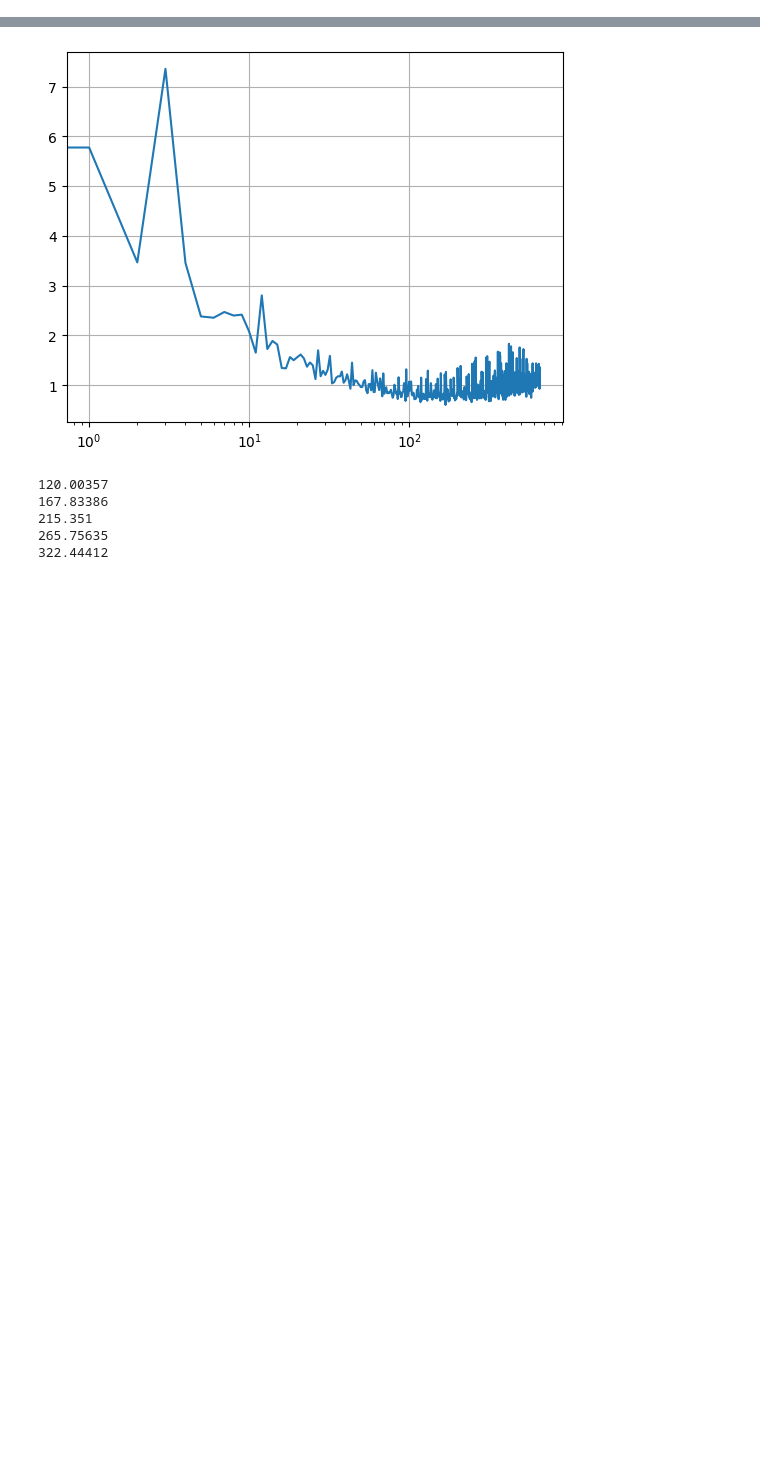
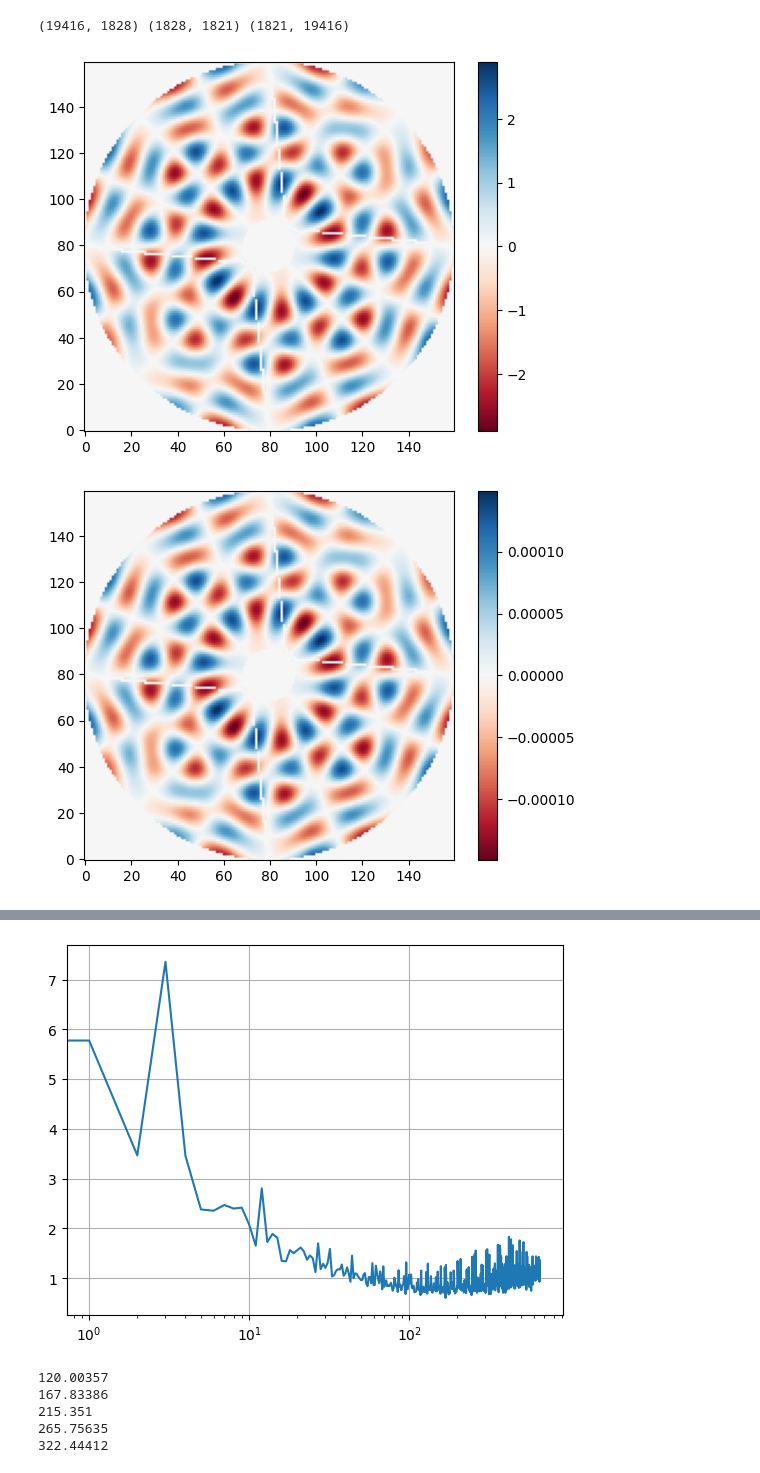
Before and after one commit to ArcetriAdaptiveOptics/SPECULA, a Jupyter notebook: config/SensorFusion/plots.ipynb, the cells around one changed output, grey strips where cells are left out. Drawn from its saved outputs; the diff is of its cells as text; code cells hidden in the pictures; blank space fills up the shorter version.

```diff
--- a/config/SensorFusion/plots.ipynb
+++ b/config/SensorFusion/plots.ipynb
@@ -42,0 +91,30 @@ Default device is CPU
+# %%
+hdu = fits.open(f'/raid1/mmenessini/calibration/XAO/ifunc/bmc2k_vlt_ifunc.fits')
+IF = hdu[1].data
+hdu = fits.open(f'/raid1/mmenessini/calibration/XAO/ifunc/bmc2k_vlt_kl_inv.fits')
+KL = hdu[1].data
+hdu = fits.open(f'/raid1/mmenessini/calibration/XAO/m2c/bmc2k_vlt_m2c.fits')
+m2c = hdu[1].data
+
+
+fname = '/raid1/mmenessini/calibration/XAO/pupilstop/vlt_pupil_160pixels.fits'
+hdu = fits.open(fname)
+pupil_mask = hdu[1].data
+
+def show_img(flat_img):
+    img = np.zeros(pupil_mask.shape)
+    img[pupil_mask.astype(bool)] = flat_img
+    img = img.reshape(pupil_mask.shape)
+    plt.figure()
+    plt.imshow(img,origin='lower',cmap='RdBu')
+    plt.colorbar()
+
+
+print(IF.shape,m2c.shape,KL.shape)
+
+show_img(IF @ m2c[:,200])
+show_img(KL[200,:])
+# %% [output]
+(19416, 1828) (1828, 1821) (1821, 19416)
+[figure, added]
+[figure, added]
```
Also changed, not shown: parts of 6 cells of this notebook, 11 other files.
